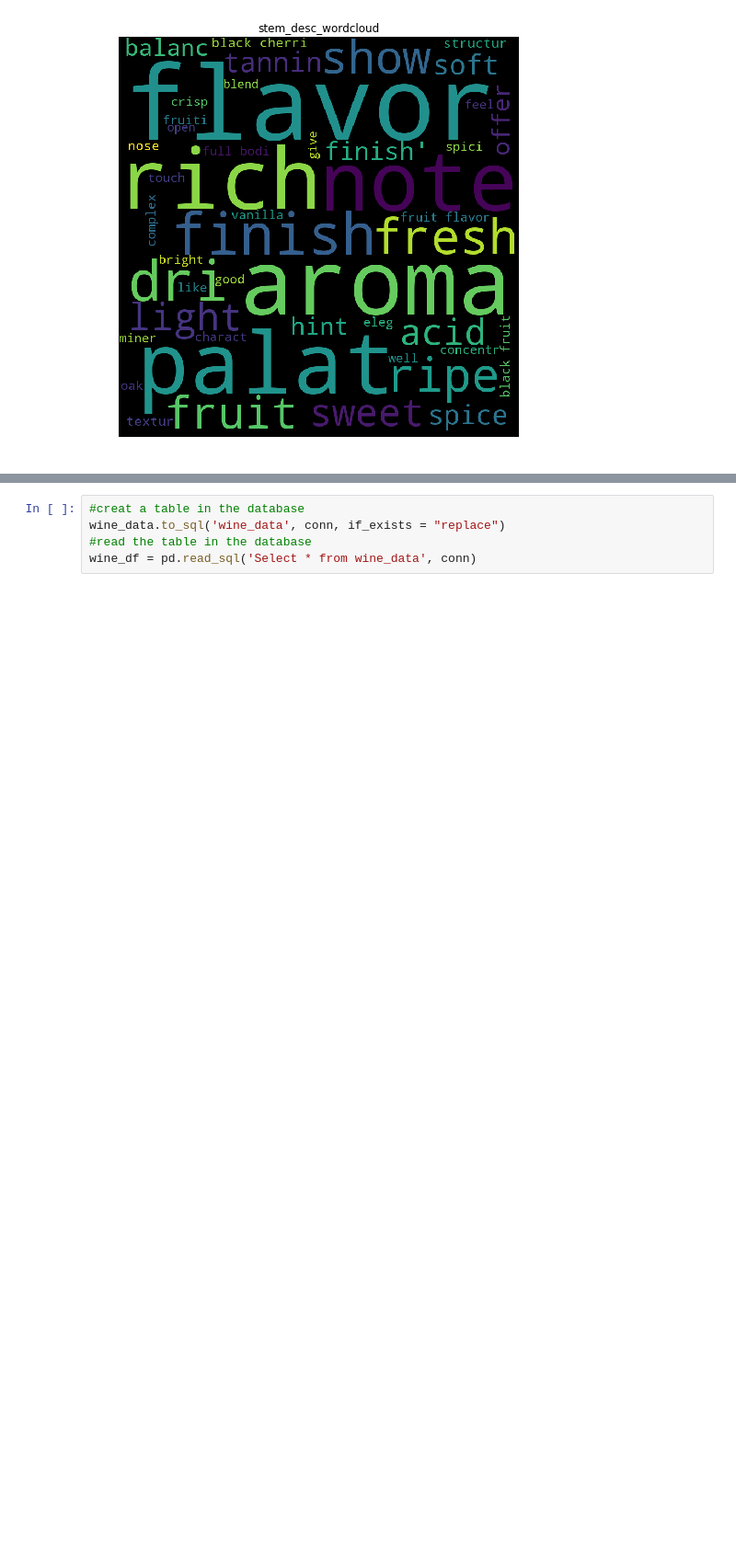
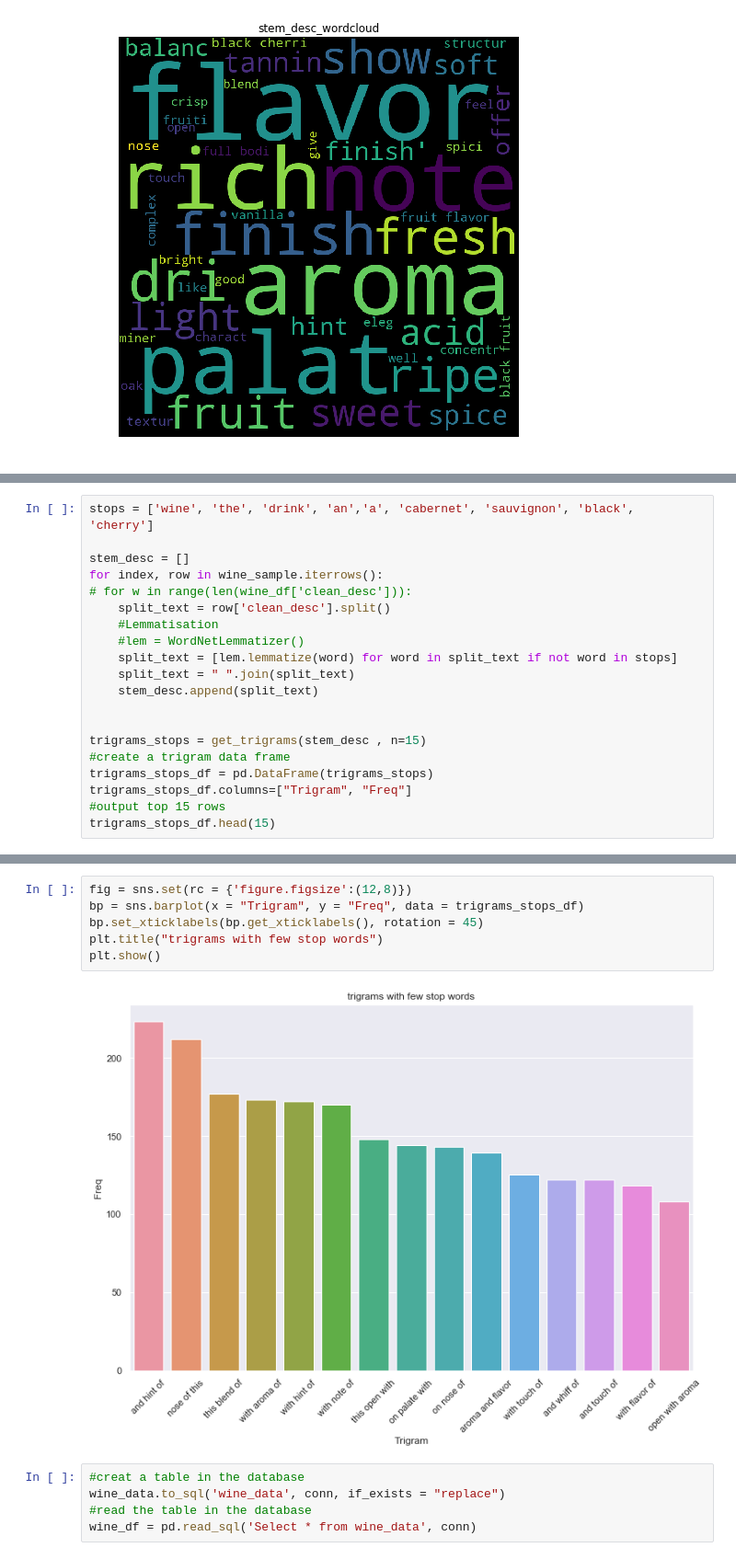
Before and after one commit to YufenLin/personal_sommelier, a Jupyter notebook: notebooks/personal_sommelier.ipynb, the cells around one changed output, grey strips where cells are left out. Shown at 92% size. Cells and saved outputs as stored; diff of their text form; blank space fills up the shorter version.

```diff
--- a/notebooks/personal_sommelier.ipynb
+++ b/notebooks/personal_sommelier.ipynb
@@ -472,0 +650,20 @@ plt.show()
+# %%
+stops = ['wine', 'the', 'drink', 'an','a', 'cabernet', 'sauvignon', 'black', 'cherry']
+
+stem_desc = []
+for index, row in wine_sample.iterrows():
+# for w in range(len(wine_df['clean_desc'])):
+    split_text = row['clean_desc'].split()
+    #Lemmatisation
+    #lem = WordNetLemmatizer()
+    split_text = [lem.lemmatize(word) for word in split_text if not word in stops]
+    split_text = " ".join(split_text)
+    stem_desc.append(split_text)
+
+
+trigrams_stops = get_trigrams(stem_desc , n=15)
+#create a trigram data frame
+trigrams_stops_df = pd.DataFrame(trigrams_stops)
+trigrams_stops_df.columns=["Trigram", "Freq"]
+#output top 15 rows
+trigrams_stops_df.head(15)
@@ -473,3 +695,11 @@ plt.show()
+# %%
+fig = sns.set(rc = {'figure.figsize':(12,8)})
+bp = sns.barplot(x = "Trigram", y = "Freq", data = trigrams_stops_df)
+bp.set_xticklabels(bp.get_xticklabels(), rotation = 45)
+plt.title("trigrams with few stop words")
+plt.show()
+# %% [output]
+[figure, added]
 # %%
 #creat a table in the database
 wine_data.to_sql('wine_data', conn, if_exists = "replace")
```
Also changed, not shown: parts of 35 cells of this notebook.
